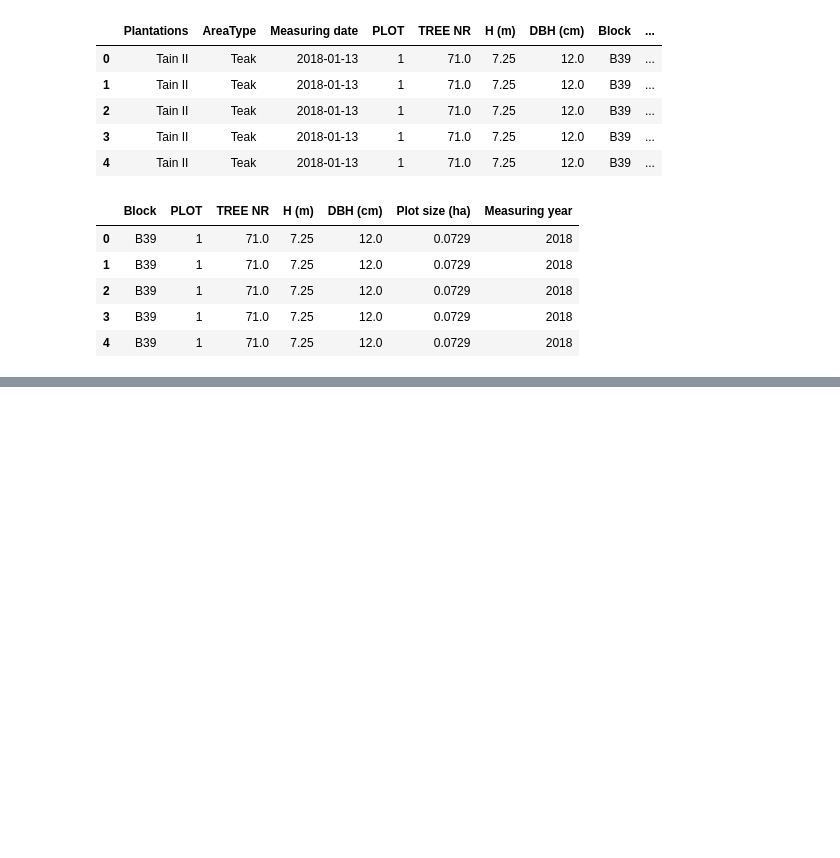
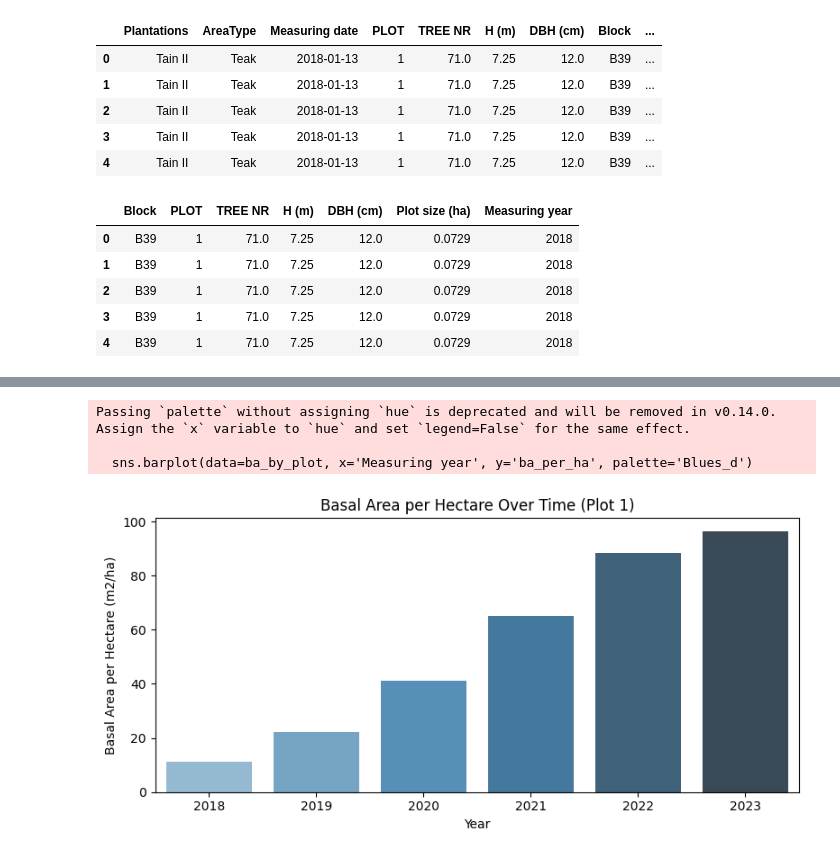
Before and after one commit to ds-gowusu/tree_growth_analytics, a Jupyter notebook: tree_growth_analysis.ipynb, the cells around one changed output, grey strips where cells are left out. Saved outputs shown, nothing was run; the diff lists cells and outputs as text; code cells hidden in the pictures; blank space fills up the shorter version.

```diff
--- a/tree_growth_analysis.ipynb
+++ b/tree_growth_analysis.ipynb
@@ -406,0 +457,2 @@ tree_counts.head()
+# %%
+basal_area_tree_df['basal_area_m2'] = (np.pi *  (basal_area_tree_df['DBH (cm)']**2))/ (4 * 10000)
@@ -406,0 +491,4 @@ tree_counts.head()
+# %%
+ba_per_ha = basal_area_tree_df.groupby(['Block', 'PLOT', 'Measuring year', 'Plot size (ha)'])['basal_area_m2'].sum().reset_index()
+# %%
+ba_per_ha['ba_per_ha'] = ba_per_ha['basal_area_m2'] / ba_per_ha['Plot size (ha)']
@@ -406,0 +504,2 @@ tree_counts.head()
+# %%
+ba_by_plot = ba_per_ha[ba_per_ha['PLOT'] == '1']
@@ -406,0 +516,13 @@ tree_counts.head()
+# %%
+plt.figure(figsize=(8, 4))
+sns.barplot(data=ba_by_plot, x='Measuring year', y='ba_per_ha', palette='Blues_d')
+plt.title('Basal Area per Hectare Over Time (Plot 1)')
+plt.ylabel("Basal Area per Hectare (m2/ha)")
+plt.xlabel('Year')
+plt.tight_layout()
+plt.show()
+# %% [output]
+Passing `palette` without assigning `hue` is deprecated and will be removed in v0.14.0. Assign the `x` variable to `hue` and set `legend=False` for the same effect.
+
+  sns.barplot(data=ba_by_plot, x='Measuring year', y='ba_per_ha', palette='Blues_d')
+[figure, added]
```
Also changed, not shown: parts of 24 cells of this notebook.
